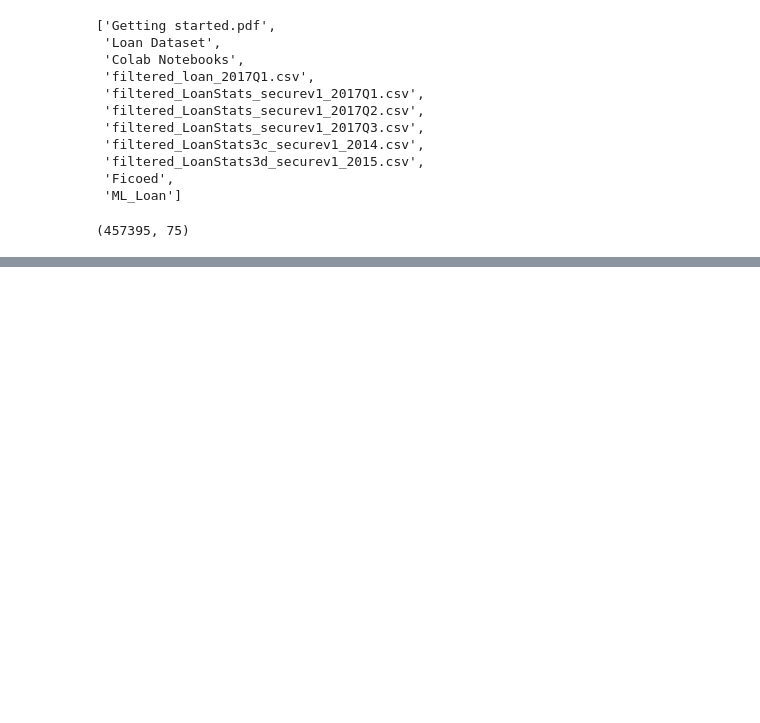
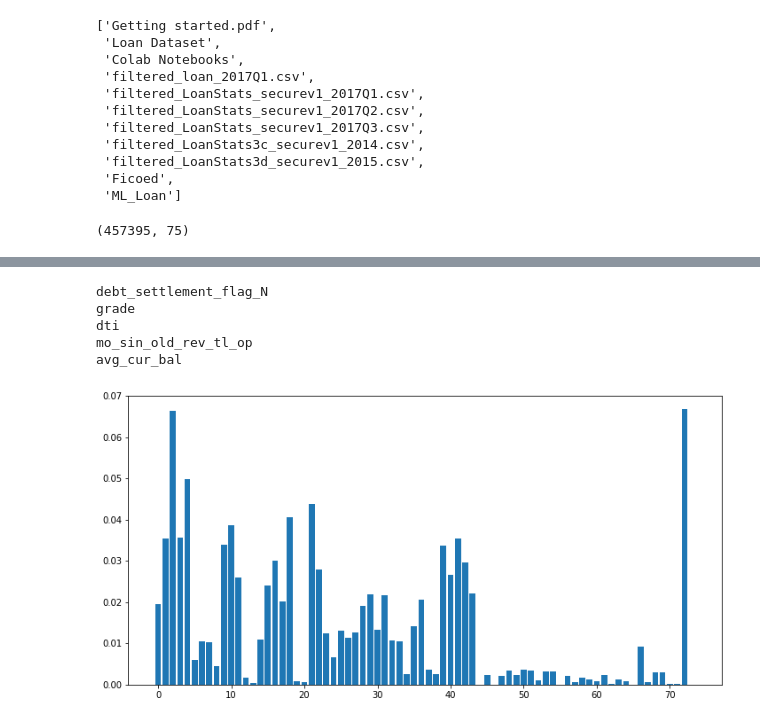
Before and after one commit to vaibhavhirani/ML-Loan-Assignment, a Jupyter notebook: feature_engineered.ipynb, the cells around one changed output, grey strips where cells are left out. Saved outputs shown, nothing was run; the diff lists cells and outputs as text; code cells hidden in the pictures; blank space fills up the shorter version.

```diff
--- a/feature_engineered.ipynb
+++ b/feature_engineered.ipynb
@@ -106,0 +123,20 @@ Confusion Matrix:  [[  6920  32461]
+# %%
+importance = clf.feature_importances_
+
+l = list(enumerate(importance))
+l = sorted(l, key=lambda x: x[1], reverse=True)[:5]
+
+for i, v in l:
+  print(X.columns[i])
+
+# plot feature importance
+plt.figure(figsize=(12, 6))
+plt.bar([x for x in range(len(importance))], importance)
+plt.show()
+# %% [output]
+debt_settlement_flag_N
+grade
+dti
+mo_sin_old_rev_tl_op
+avg_cur_bal
+[figure, added]
```
Also changed, not shown: parts of 8 cells of this notebook.
